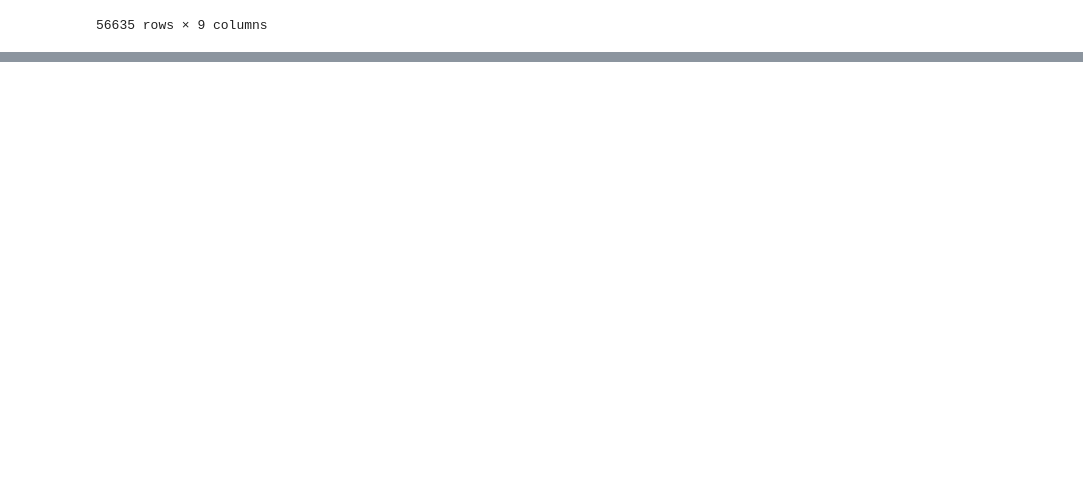
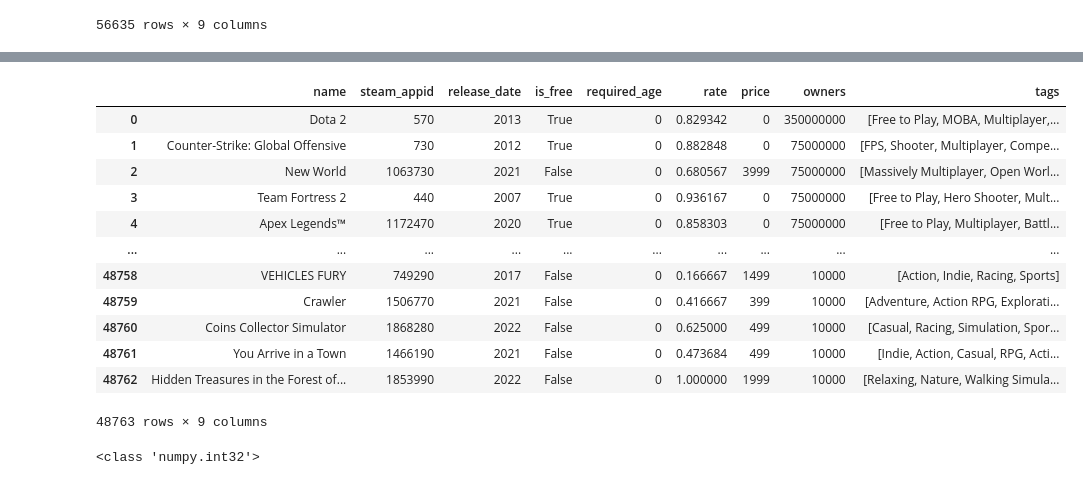
Before and after one commit to leoztl/Steam-dataset, a Jupyter notebook: Data_Clean.ipynb, the cells around one changed output, grey strips where cells are left out. Drawn from its saved outputs; the diff is of its cells as text; code cells hidden in the pictures; blank space fills up the shorter version.

```diff
--- a/Data_Clean.ipynb
+++ b/Data_Clean.ipynb
@@ -382,2 +389,35 @@ df = df.drop(labels = miss_index, axis = 0, inplace=False).reset_index(drop=True
+# %%
+'''
+We need to remove all the Early Access tag in the tags because Early Access can not be counted as a game genre
+'''
+early_index = []
+for i in range(len(df['tags'])):
+    if "Early Access" in df['tags'][i]:
+        early_index.append(i)
+df = df.drop(labels = early_index, axis = 0, inplace=False).reset_index(drop=True)
+# %%
+df = df.drop(df[df['release_date'].isnull() ==True].index, axis = 0, inplace=False).reset_index(drop=True)
+
+df['release_date'] = df['release_date'].astype(int)
+# %%
+df
+# %% [output]
+|  | name | steam_appid | release_date | is_free | required_age | rate | price | owners | tags |
+| 0 | Dota 2 | 570 | 2013 | True | 0 | 0.829342 | 0 | 350000000 | [Free to Play, MOBA, Multiplayer,... |
+| 1 | Counter-Strike: Global Offensive | 730 | 2012 | True | 0 | 0.882848 | 0 | 75000000 | [FPS, Shooter, Multiplayer, Compe... |
+| 2 | New World | 1063730 | 2021 | False | 0 | 0.680567 | 3999 | 75000000 | [Massively Multiplayer, Open Worl... |
+| 3 | Team Fortress 2 | 440 | 2007 | True | 0 | 0.936167 | 0 | 75000000 | [Free to Play, Hero Shooter, Mult... |
+| 4 | Apex Legends™ | 1172470 | 2020 | True | 0 | 0.858303 | 0 | 75000000 | [Free to Play, Multiplayer, Battl... |
+| ... | ... | ... | ... | ... | ... | ... | ... | ... | ... |
+| 48758 | VEHICLES FURY | 749290 | 2017 | False | 0 | 0.166667 | 1499 | 10000 | [Action, Indie, Racing, Sports] |
+| 48759 | Crawler | 1506770 | 2021 | False | 0 | 0.416667 | 399 | 10000 | [Adventure, Action RPG, Explorati... |
+| 48760 | Coins Collector Simulator | 1868280 | 2022 | False | 0 | 0.625000 | 499 | 10000 | [Casual, Racing, Simulation, Spor... |
+| 48761 | You Arrive in a Town | 1466190 | 2021 | False | 0 | 0.473684 | 499 | 10000 | [Indie, Action, Casual, RPG, Acti... |
+| 48762 | Hidden Treasures in the Forest of... | 1853990 | 2022 | False | 0 | 1.000000 | 1999 | 10000 | [Relaxing, Nature, Walking Simula... |
+48763 rows × 9 columns
+# %%
+print(type(df['release_date'][0]))
+# %% [output]
+<class 'numpy.int32'>
 # %%
 df.to_csv('Final.csv')
```
Also changed, not shown: parts of 4 cells of this notebook, 3 other files.
